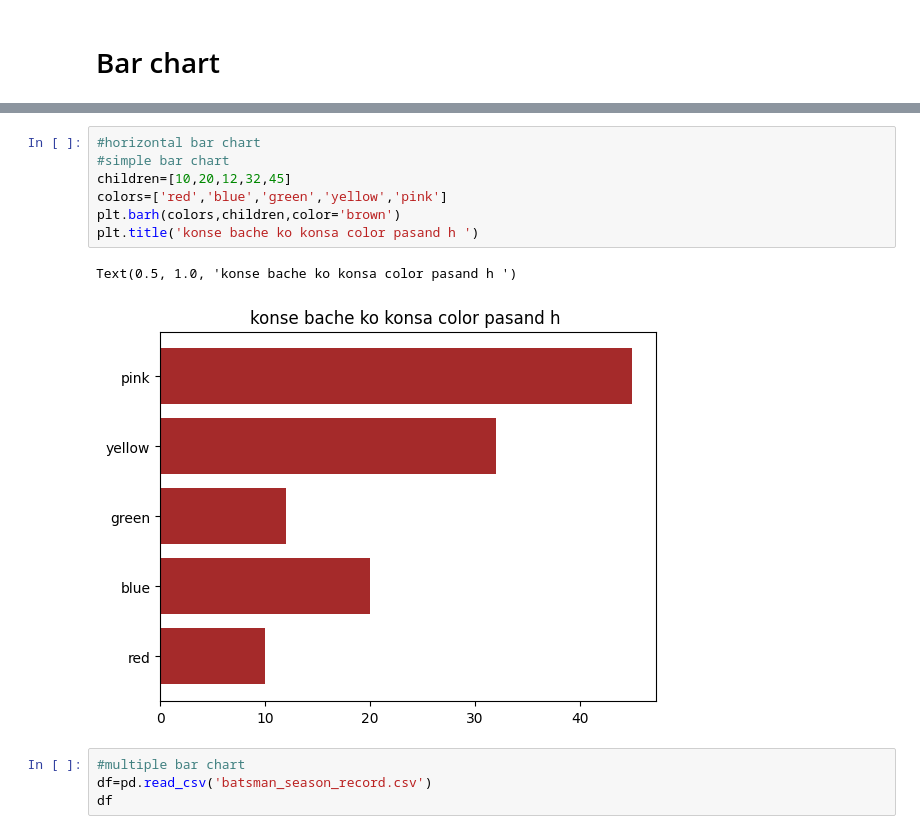
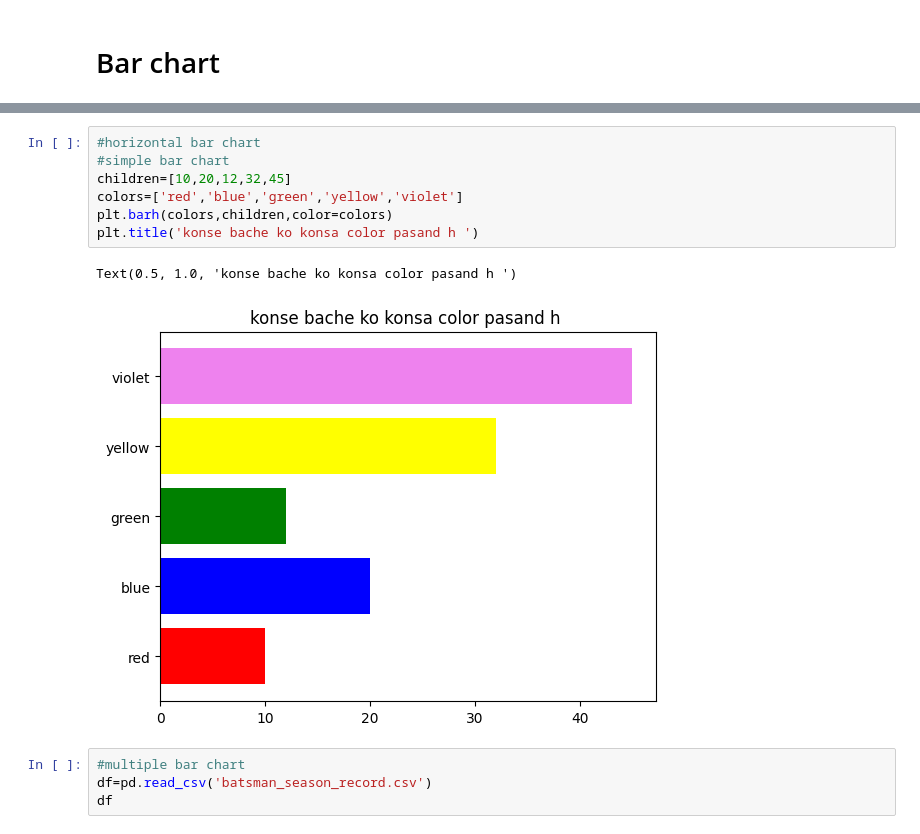
Before and after one commit to thesujalgaur/DATA-SCIENCE-Personal, a Jupyter notebook: Matplotlib/matplotlib.ipynb, the cells around one changed output, grey strips where cells are left out. Saved outputs shown, nothing was run; the diff lists cells and outputs as text.

```diff
--- a/Matplotlib/matplotlib.ipynb
+++ b/Matplotlib/matplotlib.ipynb
@@ -165,13 +184,13 @@ Text(0.5, 1.0, 'konse bache ko konsa color pasand h ')
 # %%
 #horizontal bar chart
 #simple bar chart
 children=[10,20,12,32,45]
-colors=['red','blue','green','yellow','pink']
-plt.barh(colors,children,color='brown')
+colors=['red','blue','green','yellow','violet']
+plt.barh(colors,children,color=colors)
 plt.title('konse bache ko konsa color pasand h ')
 # %% [output]
 Text(0.5, 1.0, 'konse bache ko konsa color pasand h ')
-[figure, old version]
+[figure, new version]
 # %%
 #multiple bar chart
 df=pd.read_csv('batsman_season_record.csv')
```
Also changed, not shown: parts of 11 cells of this notebook, 27 other files.
